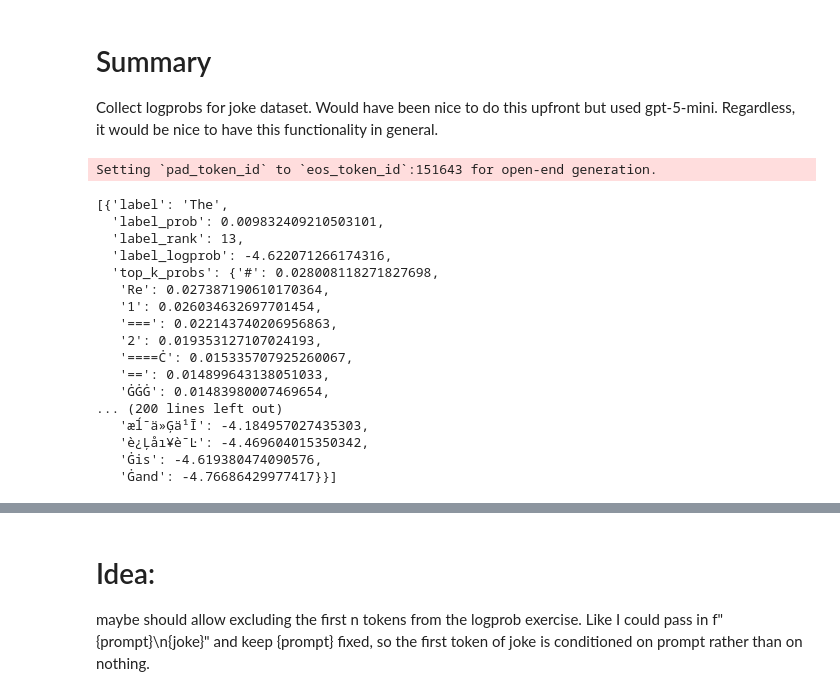
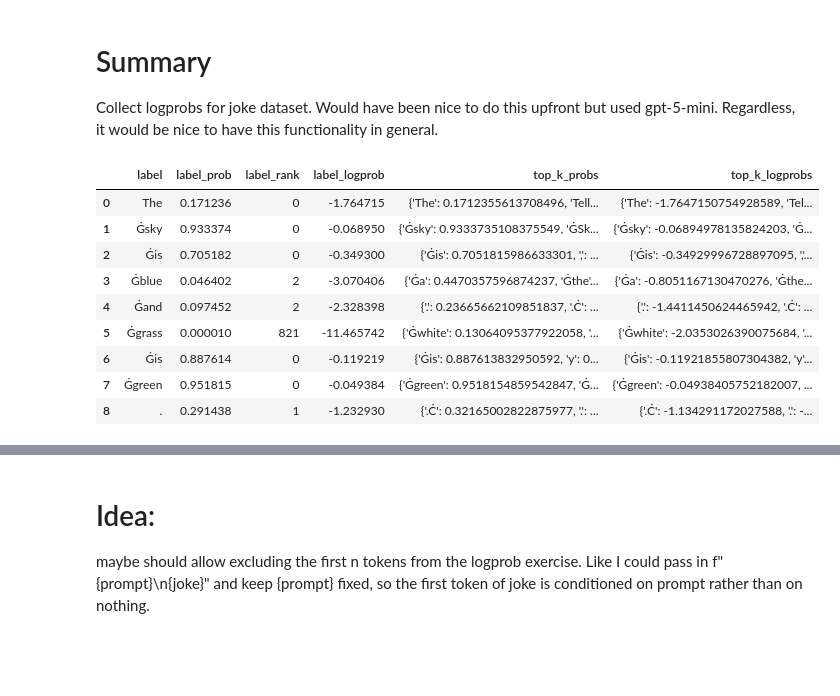
Before and after one commit to hdmamin/aeon, a Jupyter notebook: notebooks/01-joke-logprobs.ipynb, the cells around one changed output, grey strips where cells are left out. Drawn from its saved outputs; the diff is of its cells as text; code cells hidden in the pictures; blank space fills up the shorter version.

```diff
--- a/notebooks/01-joke-logprobs.ipynb
+++ b/notebooks/01-joke-logprobs.ipynb
@@ -114,29 +116,20 @@ def get_logprobs(text: str, model, tokenizer, k: int = 10, i2w: Optional[dict] =
 vocab = tokenizer.get_vocab()
 i2w = {i: word for word, i in vocab.items()}
 # %%
-res = get_logprobs("The sky is blue and grass is green.", model, tokenizer, i2w=i2w)
+res = get_text_logprobs("Tell me about the sky.", "The sky is blue and grass is green.", model, tokenizer, i2w=i2w)
-# %% [output]
-Setting `pad_token_id` to `eos_token_id`:151643 for open-end generation.
 # %%
-res
+pd.DataFrame(res)
 # %% [output]
-[{'label': 'The',
-  'label_prob': 0.009832409210503101,
-  'label_rank': 13,
-  'label_logprob': -4.622071266174316,
-  'top_k_probs': {'#': 0.028008118271827698,
-   'Re': 0.027387190610170364,
-   '1': 0.026034632697701454,
-   '===': 0.022143740206956863,
-   '2': 0.019353127107024193,
-   '====Ċ': 0.015335707925260067,
-   '==': 0.014899643138051033,
-   'ĠĠĠ': 0.01483980007469654,
-... (200 lines left out)
-   'æĺ¯ä»Ģä¹Ī': -4.184957027435303,
-   'è¿Ļåı¥è¯Ŀ': -4.469604015350342,
-   'Ġis': -4.619380474090576,
-   'Ġand': -4.76686429977417}}]
+|  | label | label_prob | label_rank | label_logprob | top_k_probs | top_k_logprobs |
+| 0 | The | 0.171236 | 0 | -1.764715 | {'The': 0.1712355613708496, 'Tell... | {'The': -1.7647150754928589, 'Tel... |
+| 1 | Ġsky | 0.933374 | 0 | -0.068950 | {'Ġsky': 0.9333735108375549, 'ĠSk... | {'Ġsky': -0.06894978135824203, 'Ġ... |
+| 2 | Ġis | 0.705182 | 0 | -0.349300 | {'Ġis': 0.7051815986633301, ',': ... | {'Ġis': -0.34929996728897095, ','... |
+| 3 | Ġblue | 0.046402 | 2 | -3.070406 | {'Ġa': 0.4470357596874237, 'Ġthe'... | {'Ġa': -0.8051167130470276, 'Ġthe... |
+| 4 | Ġand | 0.097452 | 2 | -2.328398 | {'.': 0.23665662109851837, '.Ċ': ... | {'.': -1.4411450624465942, '.Ċ': ... |
+| 5 | Ġgrass | 0.000010 | 821 | -11.465742 | {'Ġwhite': 0.13064095377922058, '... | {'Ġwhite': -2.0353026390075684, '... |
+| 6 | Ġis | 0.887614 | 0 | -0.119219 | {'Ġis': 0.887613832950592, 'y': 0... | {'Ġis': -0.11921855807304382, 'y'... |
+| 7 | Ġgreen | 0.951815 | 0 | -0.049384 | {'Ġgreen': 0.9518154859542847, 'Ġ... | {'Ġgreen': -0.04938405752182007, ... |
+| 8 | . | 0.291438 | 1 | -1.232930 | {'.Ċ': 0.32165002822875977, '.': ... | {'.Ċ': -1.134291172027588, '.': -... |
 # %%
 ds = load_dataset("hmamin/extract_jokes")
 # %%
```
Also changed, not shown: parts of 15 cells of this notebook, 1 other file.
